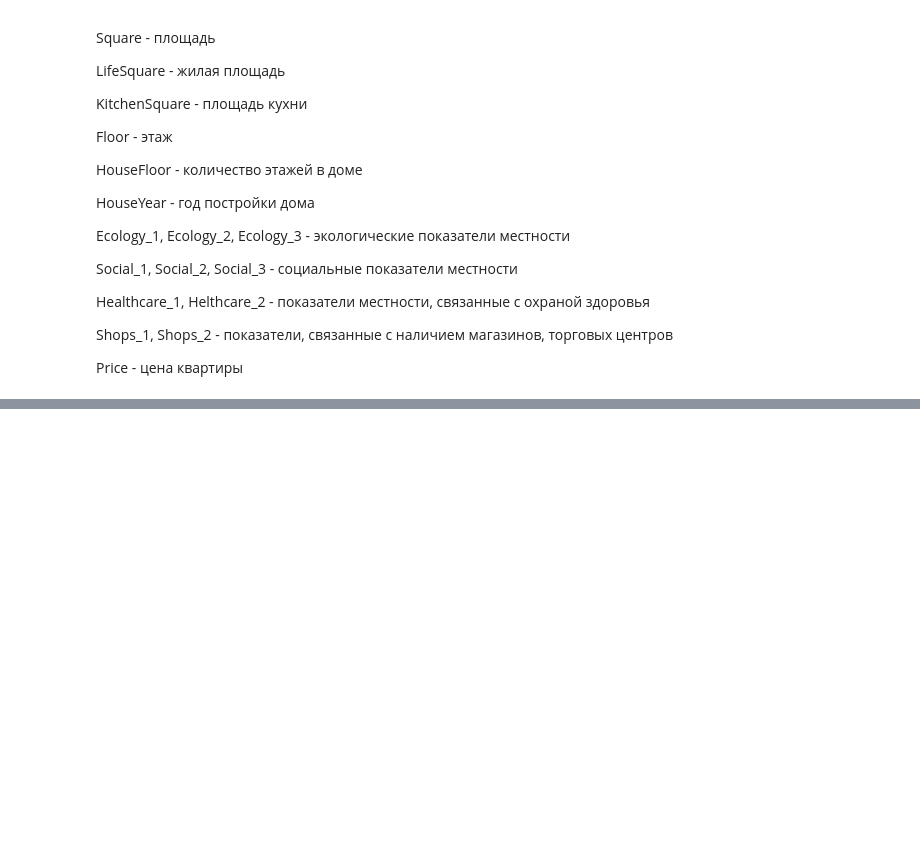
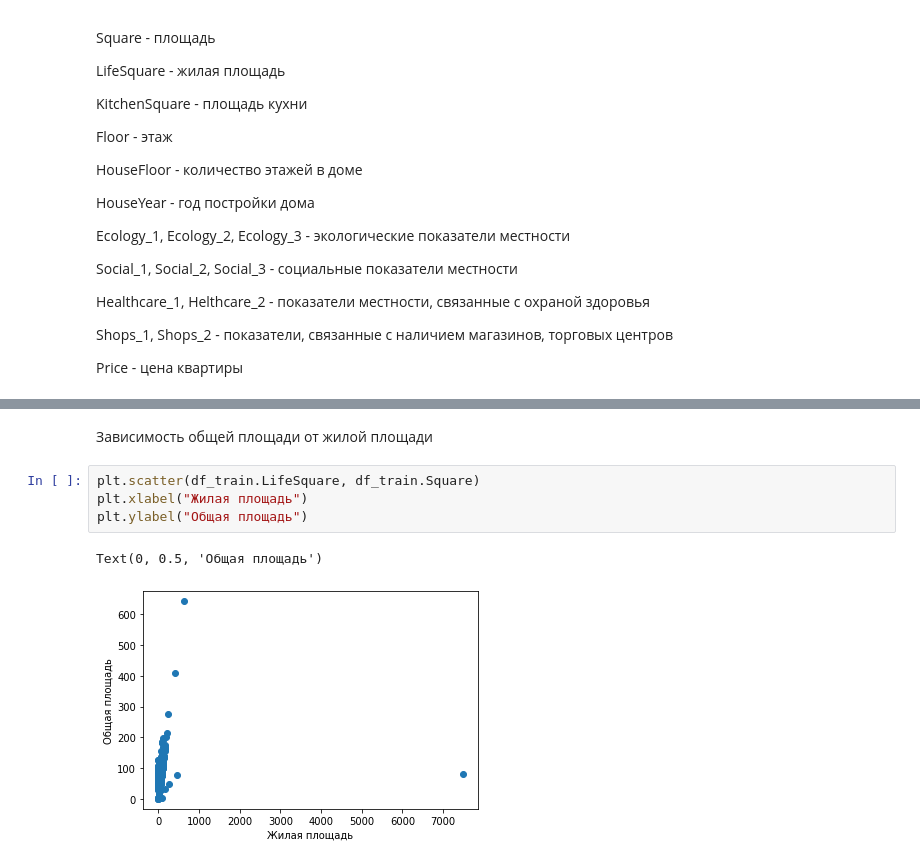
Before and after one commit to pa-ershov/lib_num, a Jupyter notebook: RealEstatePricePrediction/index.ipynb, the cells around one changed output, grey strips where cells are left out. Drawn from its saved outputs; the diff is of its cells as text; blank space fills up the shorter version.

```diff
--- a/RealEstatePricePrediction/index.ipynb
+++ b/RealEstatePricePrediction/index.ipynb
@@ -60,0 +185,9 @@ df.shape
+# %% [markdown]
+Зависимость общей площади от жилой площади
+# %%
+plt.scatter(df_train.LifeSquare, df_train.Square)
+plt.xlabel("Жилая площадь")
+plt.ylabel("Общая площадь")
+# %% [output]
+Text(0, 0.5, 'Общая площадь')
+[figure, added]
```
Also changed, not shown: parts of 44 cells of this notebook.
